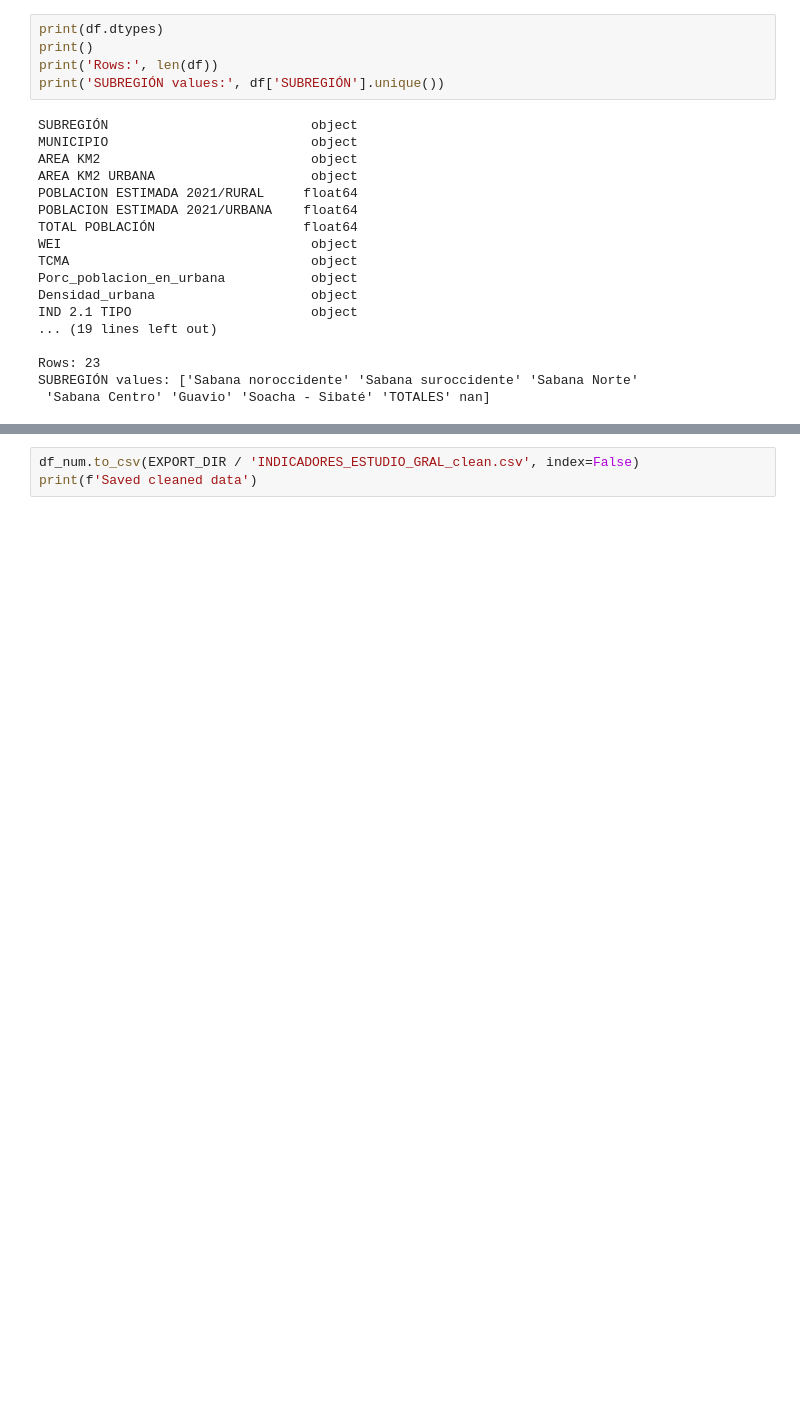
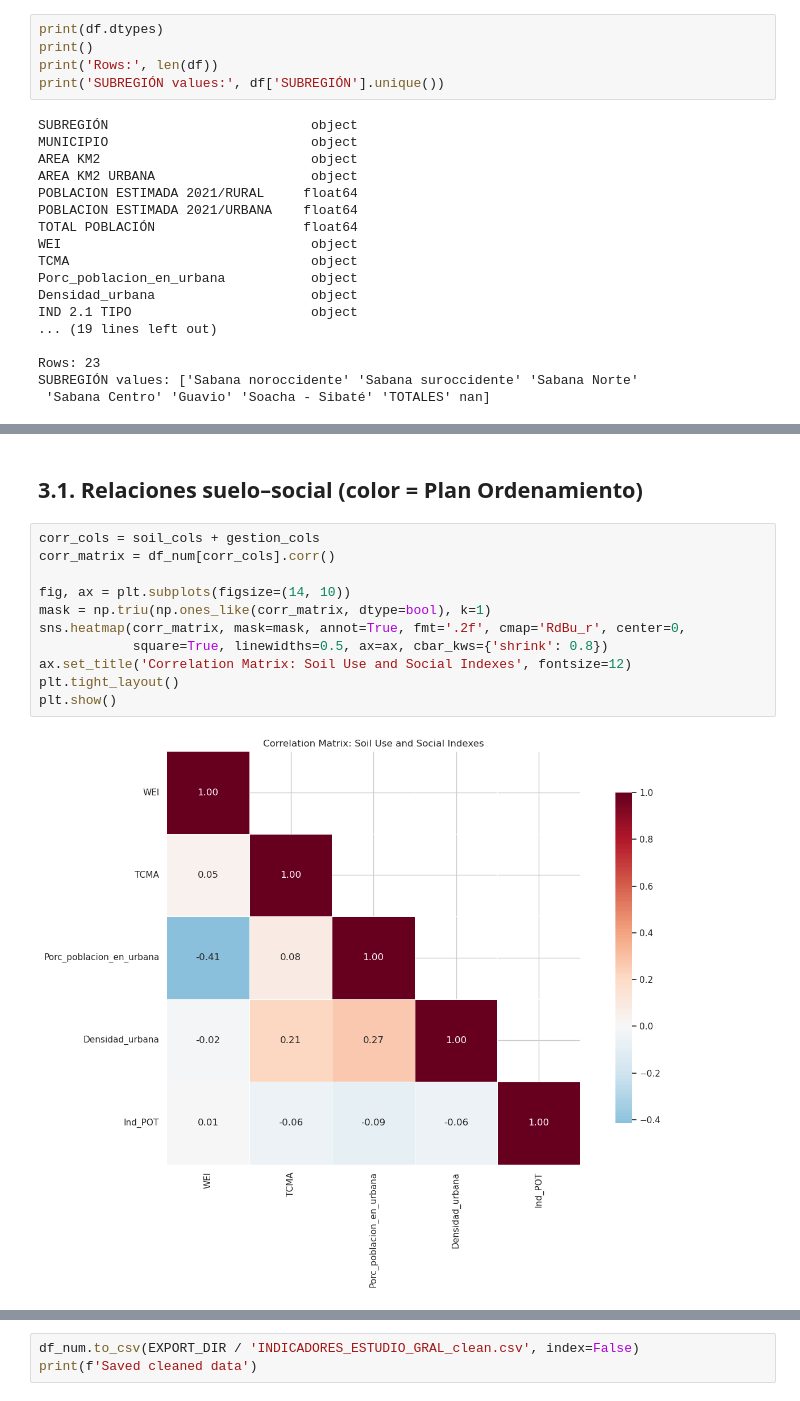
Before and after one commit to wilomaku/maps-social-Colombia, a Jupyter notebook: src/31_analysis_gral_suelo_social.ipynb, the cells around one changed output, grey strips where cells are left out. Drawn from its saved outputs; the diff is of its cells as text; blank space fills up the shorter version.

```diff
--- a/src/31_analysis_gral_suelo_social.ipynb
+++ b/src/31_analysis_gral_suelo_social.ipynb
@@ -165,0 +237,15 @@ for soil_col in soil_cols:
+# %% [markdown]
+## 3.1. Relaciones suelo–social (color = Plan Ordenamiento)
+# %%
+corr_cols = soil_cols + gestion_cols
+corr_matrix = df_num[corr_cols].corr()
+
+fig, ax = plt.subplots(figsize=(14, 10))
+mask = np.triu(np.ones_like(corr_matrix, dtype=bool), k=1)
+sns.heatmap(corr_matrix, mask=mask, annot=True, fmt='.2f', cmap='RdBu_r', center=0,
+            square=True, linewidths=0.5, ax=ax, cbar_kws={'shrink': 0.8})
+ax.set_title('Correlation Matrix: Soil Use and Social Indexes', fontsize=12)
+plt.tight_layout()
+plt.show()
+# %% [output]
+[figure, added]
```
Also changed, not shown: parts of 18 cells of this notebook.
